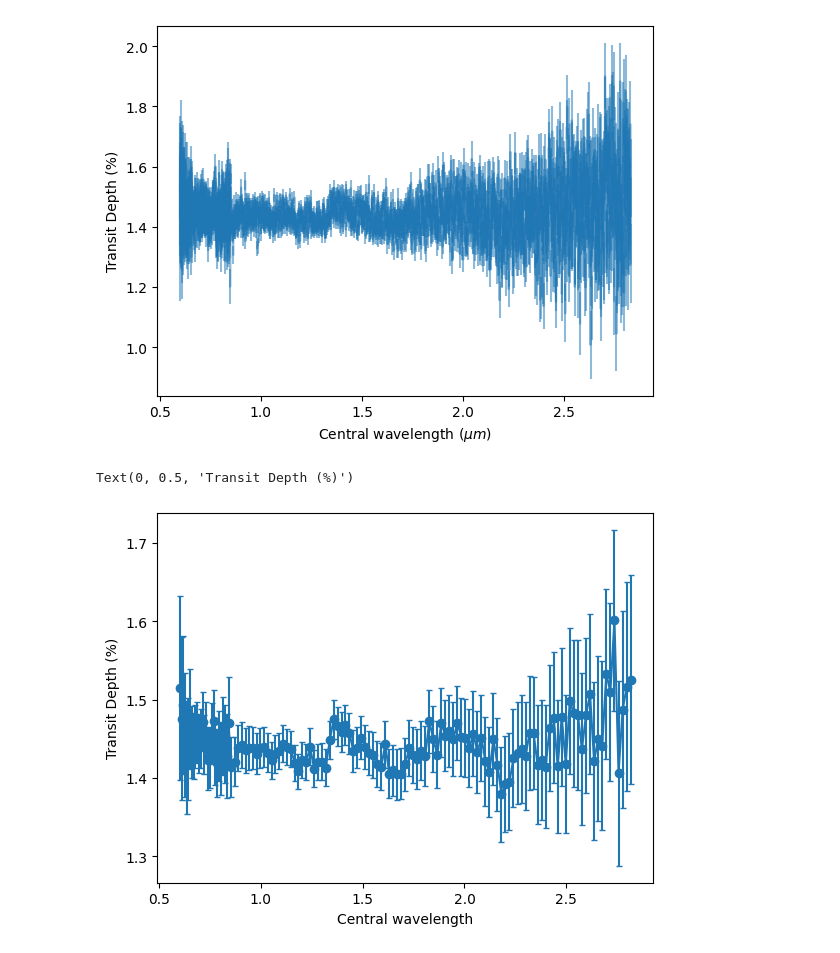
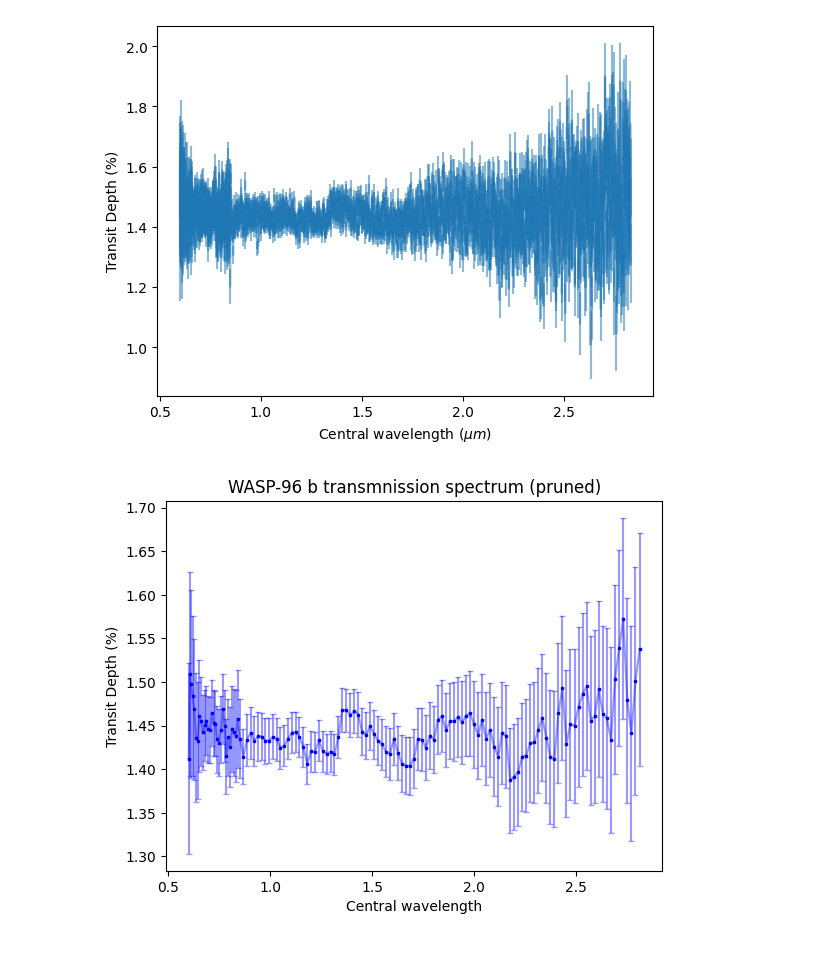
Before and after one commit to tiziano1590/comp_astro_24, a Jupyter notebook: assignment3/Assignment3_B.ipynb, the cells around one changed output. Drawn from its saved outputs; the diff is of its cells as text; code cells hidden in the pictures.

Commit message:
uploaded task3B plot

```diff
--- a/assignment3/Assignment3_B.ipynb
+++ b/assignment3/Assignment3_B.ipynb
@@ -4,7 +4,7 @@ import numpy as np
 import matplotlib.pyplot as plt
 # %%
 NAMES = ['CENTRALWAVELENGTH', 'BANDWIDTH', 'PL_TRANDEP', 'PL_TRANDEPERR1', 'PL_TRANDEPERR2']
-df = pd.read_csv('WASP_96_b_3.11667_5310_1.tbl', comment='\\', delim_whitespace=True, header=4, usecols=[0,1,2,3,4], names =NAMES)
+df = pd.read_csv('../WASP_96_b_3.11667_5310_1.tbl', comment='\\', delim_whitespace=True, header=4, usecols=[0,1,2,3,4], names =NAMES)
 
 df[['CENTRALWAVELENGTH', 'PL_TRANDEP', 'PL_TRANDEPERR1']].to_csv('WASP-96b_spectrum_assignment3_taskB.dat')
 # %%
@@ -15,10 +15,12 @@ plt.ylabel('Transit Depth (%)')
 Text(0, 0.5, 'Transit Depth (%)')
 [figure]
 # %%
-df_rol = df.rolling(20, step=20).mean()
-plt.errorbar(df_rol['CENTRALWAVELENGTH'], df_rol['PL_TRANDEP'], df_rol['PL_TRANDEPERR1'], capsize=2)
+df_rol = df.rolling(30, step=20, min_periods=1).mean()
+plt.errorbar(df_rol['CENTRALWAVELENGTH'], df_rol['PL_TRANDEP'], df_rol['PL_TRANDEPERR1'], capsize=2, alpha=0.4, color='blue')
+plt.plot(df_rol['CENTRALWAVELENGTH'], df_rol['PL_TRANDEP'], color='blue', linestyle='', marker='s', markersize=2)
 plt.xlabel('Central wavelength')
 plt.ylabel('Transit Depth (%)')
+plt.title('WASP-96 b transmnission spectrum (pruned)')
+plt.savefig('WASP-96b_spectrum_assignment3_taskB.png')
 # %% [output]
-Text(0, 0.5, 'Transit Depth (%)')
-[figure, old version]
+[figure, new version]
```
Also changed, not shown: 1 other file.
